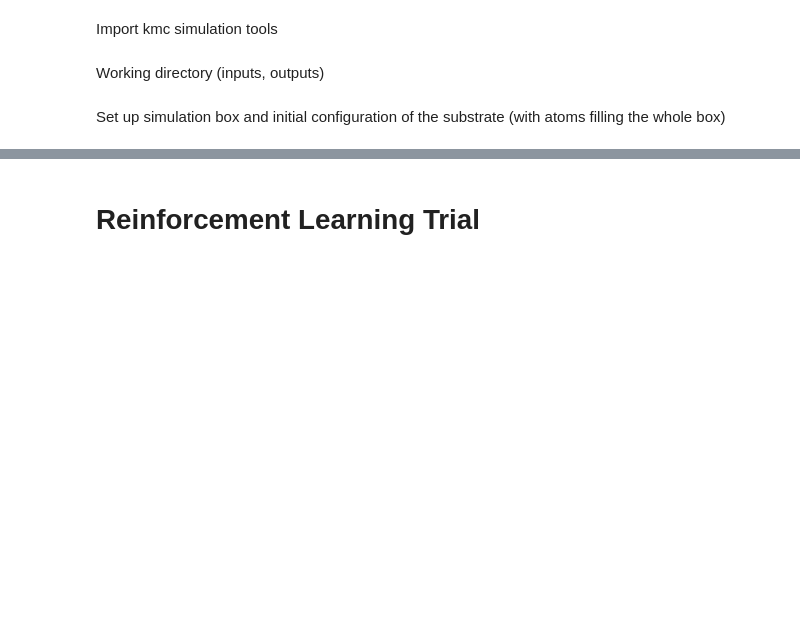
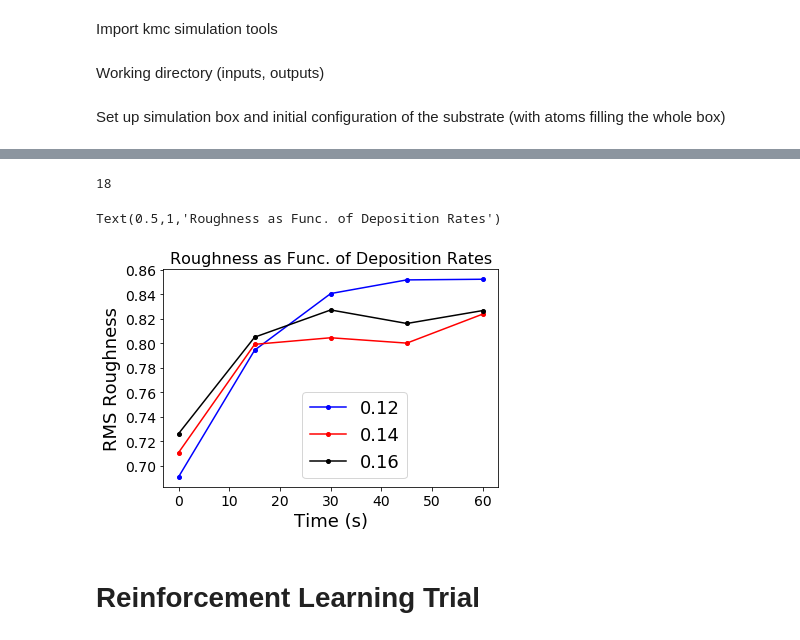
Before and after one commit to ramav87/kmcsim, a Jupyter notebook: notebooks/setup_and_run_kmc_simulation-v4.ipynb, the cells around one changed output, grey strips where cells are left out. Cells and saved outputs as stored; diff of their text form; code cells hidden in the pictures; blank space fills up the shorter version.

```diff
--- a/notebooks/setup_and_run_kmc_simulation-v4.ipynb
+++ b/notebooks/setup_and_run_kmc_simulation-v4.ipynb
@@ -143,7 +146,7 @@ box = [16, 32, 4]
 latt = make_fcc(box)
 # %%
 # extend the box in the z-direction to make space for new layers to grow
-latt['box'][3] = 12
+latt['box'][3] = 32
 # %%
 # write initial configuration to xyz file in the working directory
 write_latt(latt, os.path.join(wdir,'ni.xyz'))
@@ -218,18 +256,25 @@ fig2.tight_layout()
+# %%
+len(roughness_values)
+# %% [output]
+18
 # %%
-time_vec = np.linspace(0,1,5)
+time_vec = np.linspace(0,60,5)
 
 fig, axes = plt.subplots()
 axes.plot(time_vec, roughness_values[:5], color = 'b', markersize = 4, marker = 'o',label = drates[0])
 axes.plot(time_vec, roughness_values[6:11], color = 'r', markersize = 4, marker = 'o',label = drates[1])
 axes.plot(time_vec, roughness_values[12:-1], color = 'k', markersize = 4, marker = 'o',label = drates[2])
 axes.set_xlabel('Time (s)', fontsize = 18)
 axes.set_ylabel('RMS Roughness', fontsize = 18)
-fig.legend(loc=[0.2, 0.55], fontsize= 18)
+fig.legend(loc=[0.5, 0.2], fontsize= 18)
 for tickx in axes.xaxis.get_major_ticks():
     tickx.label.set_fontsize(14)
 for ticky in axes.yaxis.get_major_ticks():
     ticky.label.set_fontsize(14)
 axes.set_title('Roughness as Func. of Deposition Rates', fontsize = 16)
+# %% [output]
+Text(0.5,1,'Roughness as Func. of Deposition Rates')
+[figure, added]
 # %% [markdown]
 # Reinforcement Learning Trial
 # %%
```
Also changed, not shown: parts of 12 cells of this notebook, 11 other files.
